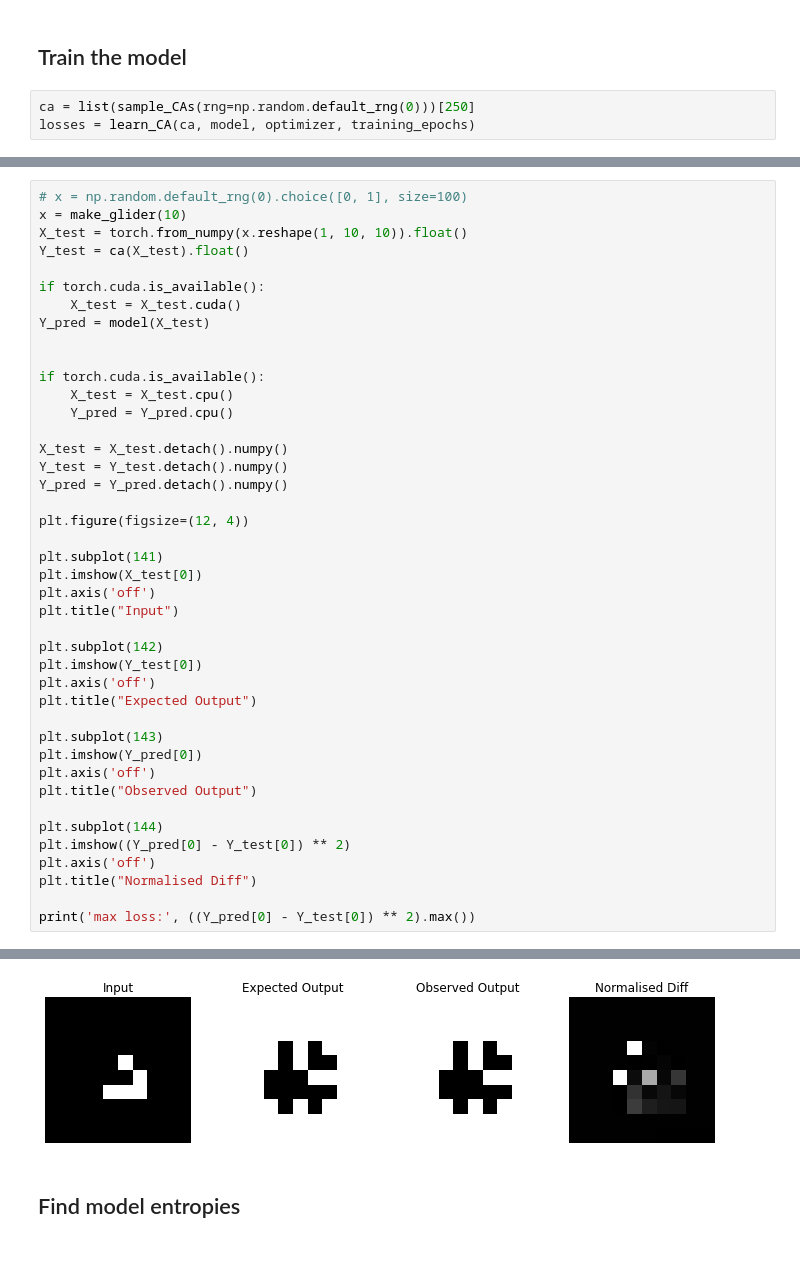
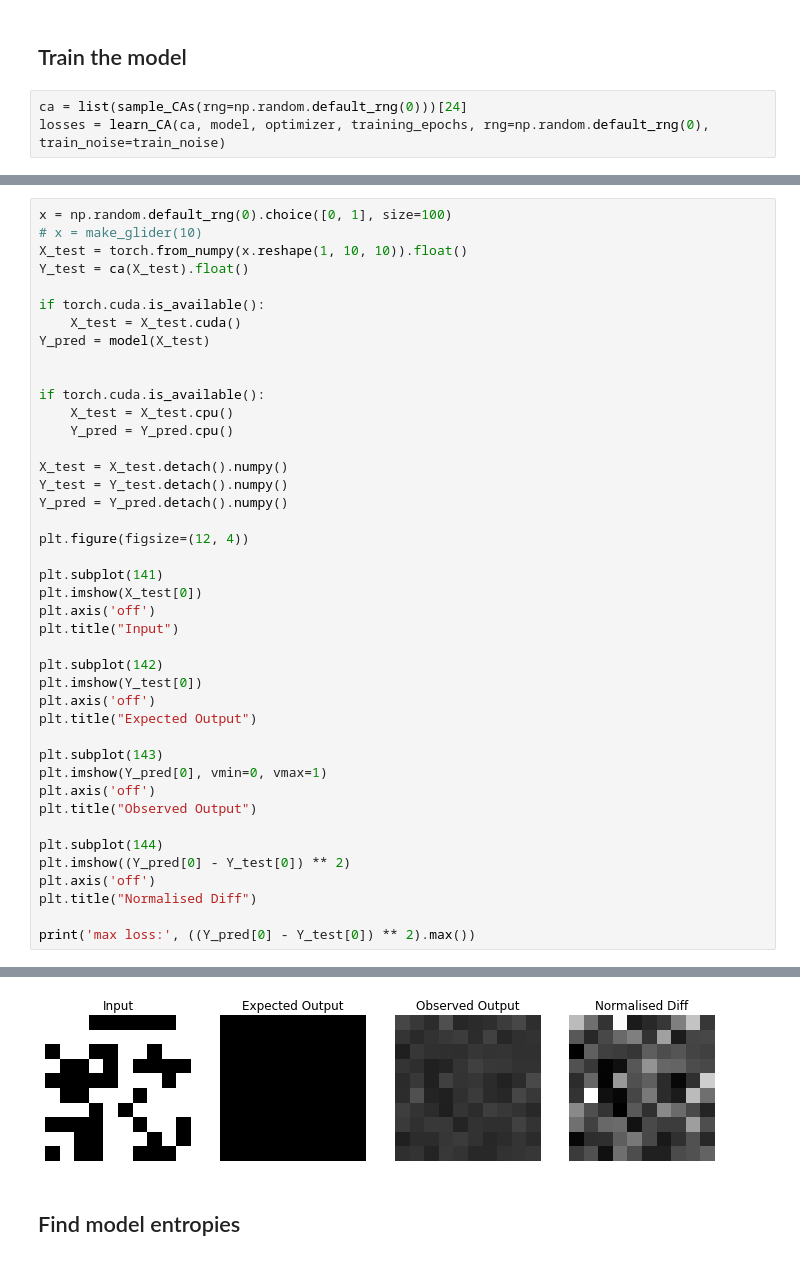
Before and after one commit to luknw/convoca, a Jupyter notebook: paper_replication.ipynb, the cells around one changed output, grey strips where cells are left out. Saved outputs shown, nothing was run; the diff lists cells and outputs as text.

Commit message:
Implement noisy training data

```diff
--- a/paper_replication.ipynb
+++ b/paper_replication.ipynb
@@ -157,8 +164,8 @@ def learn_CA(ca, model, optimizer, training_epochs):
 # %% [markdown]
 ## Train the model
 # %%
-ca = list(sample_CAs(rng=np.random.default_rng(0)))[250]
-losses = learn_CA(ca, model, optimizer, training_epochs)
+ca = list(sample_CAs(rng=np.random.default_rng(0)))[24]
+losses = learn_CA(ca, model, optimizer, training_epochs, rng=np.random.default_rng(0), train_noise=train_noise)
 # %%
 plt.figure(figsize=(10, 5))
 plt.plot(losses)
@@ -168,6 +175,6 @@ plt.loglog();
 # %%
-# x = np.random.default_rng(0).choice([0, 1], size=100)
-x = make_glider(10)
+x = np.random.default_rng(0).choice([0, 1], size=100)
+# x = make_glider(10)
 X_test = torch.from_numpy(x.reshape(1, 10, 10)).float()
 Y_test = ca(X_test).float()
 
@@ -197,7 +204,7 @@ plt.axis('off')
 plt.title("Expected Output")
 
 plt.subplot(143)
-plt.imshow(Y_pred[0])
+plt.imshow(Y_pred[0], vmin=0, vmax=1)
 plt.axis('off')
 plt.title("Observed Output")
 
@@ -212,4 +219,4 @@ max loss: 4.222589e-12
-[figure, old version]
+[figure, new version]
 # %% [markdown]
 ## Find model entropies
 # %%
```
Also changed, not shown: parts of 14 cells of this notebook.
